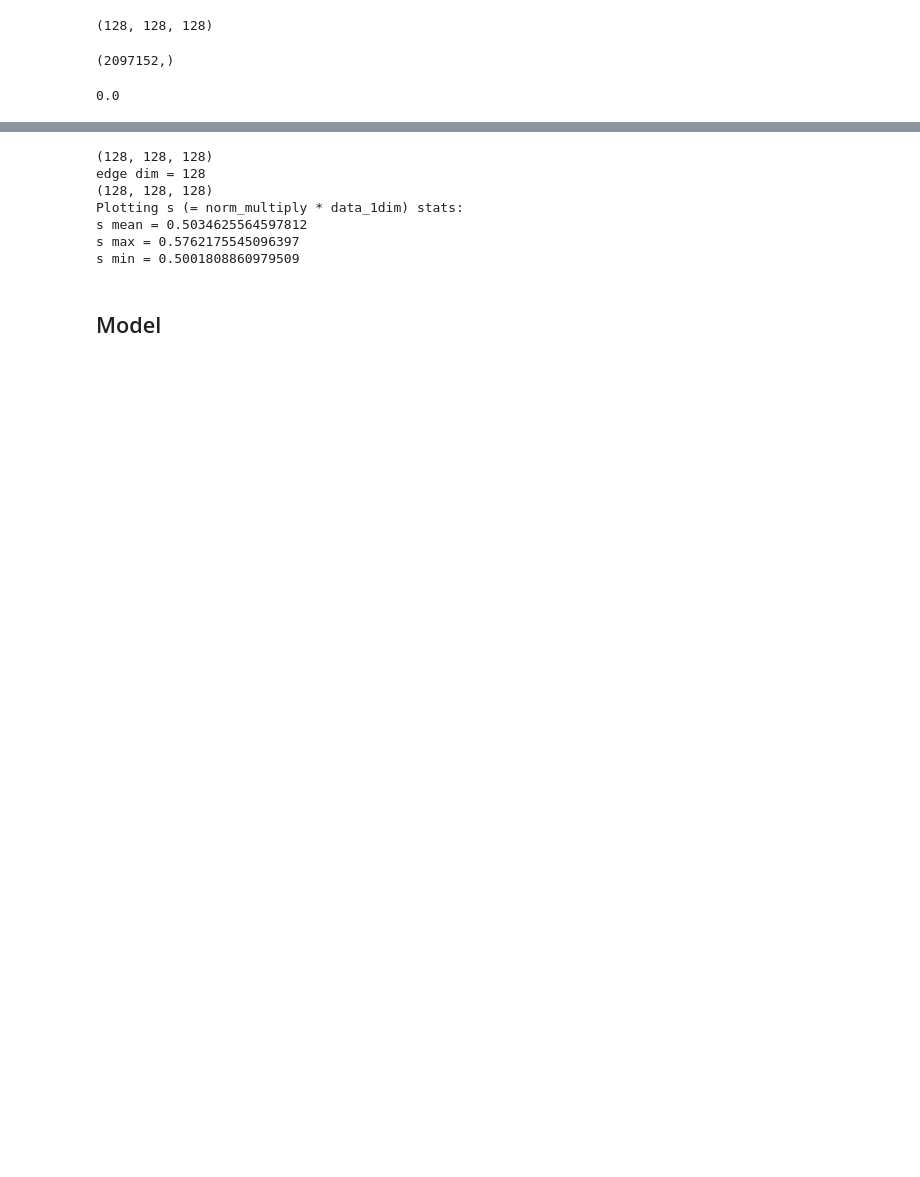
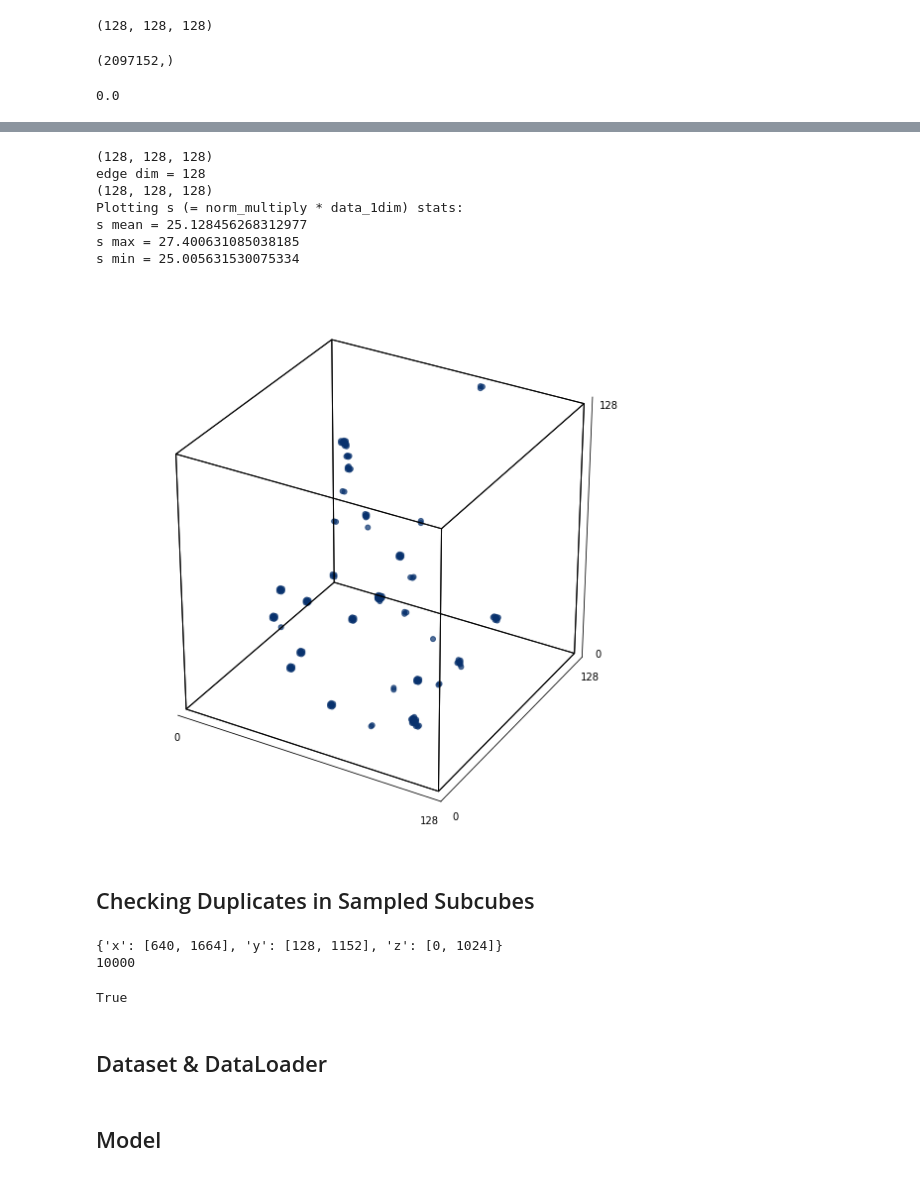
Before and after one commit to NYU-CDS-Capstone-Project/HydroGAN, a Jupyter notebook: notebooks/03_MMD_GAN.ipynb, the cells around one changed output, grey strips where cells are left out. Cells and saved outputs as stored; diff of their text form; code cells hidden in the pictures; blank space fills up the shorter version.

```diff
--- a/notebooks/03_MMD_GAN.ipynb
+++ b/notebooks/03_MMD_GAN.ipynb
@@ -141,7 +219,7 @@ def visualize_cube(cube=None,      # array name
              start_cube_index_z=0,
              fig_size=None,
              stdev_to_white=1,
-             norm_multiply=600,
+             norm_multiply=viz_multiplier,
              color_map="Blues",
              plot_show = False,
              save_fig = False):
@@ -485,30 +562,75 @@ plt.show()
 # %%
 trial_visual = trial_sample[0]
 print(trial_visual.shape)
 trial_visual_edge = trial_visual.shape[0]
 print("edge dim = " + str(trial_visual_edge))
 
 # from [-1,1] to [0,1]
 trial_visual = (trial_visual + 1.0) / 2.0
 print(trial_visual.shape)
 
 visualize_cube(cube=trial_visual,      ## array name
              edge_dim=trial_visual_edge,        ## edge dimension (128 for 128 x 128 x 128 cube)
              start_cube_index_x=0,
              start_cube_index_y=0,
              start_cube_index_z=0,
              fig_size=(10,10),
              stdev_to_white=-2,
-             norm_multiply=1,
-             color_map="Blues")
+             norm_multiply=viz_multiplier,
+             color_map="Blues",
+             plot_show = True,
+             save_fig = False)
 # %% [output]
 (128, 128, 128)
 edge dim = 128
 (128, 128, 128)
 Plotting s (= norm_multiply * data_1dim) stats:
-s mean = 0.5034625564597812
-s max = 0.5762175545096397
-s min = 0.5001808860979509
+s mean = 25.128456268312977
+s max = 27.400631085038185
+s min = 25.005631530075334
+[figure, added]
+# %% [markdown]
+## Checking Duplicates in Sampled Subcubes
+# %%
+s_sample = edge_sample
+nsamples = 10000
+
+testcd = define_test(s_test = edge_test,
+                     s_train = edge_sample)
+print(testcd)
+
+sample_list=[]
+m = 2048 - 128
+
+
+for n in range(nsamples):
+    #print("Sample No = " + str(n + 1) + " / " + str(nsamples))
+    sample_valid = False
+    while sample_valid == False:
+        x = random.randint(0,m)
+        y = random.randint(0,m)
+        z = random.randint(0,m)
+        sample_coords = {'x':[x,x+s_sample],
+                         'y':[y,y+s_sample],
+                         'z':[z,z+s_sample]}
+
+        sample_valid = check_coords(testcd,
+                                    sample_coords)
+
+    sample_list.append(sample_coords)
+
+print(len(sample_list))
+# print(len(list(set(sample_list))))
+sample_df = pd.DataFrame.from_dict(sample_list)
+dropped_sample_df = sample_df.applymap(lambda x: x[0]).drop_duplicates()
+
+sample_df.shape[0] == dropped_sample_df.shape[0]
+# %% [output]
+{'x': [640, 1664], 'y': [128, 1152], 'z': [0, 1024]}
+10000
+True
+# %% [markdown]
+## Dataset & DataLoader
 # %%
 class HydrogenDataset2(Dataset):
     """Hydrogen Dataset"""
```
Also changed, not shown: parts of 47 cells of this notebook.
